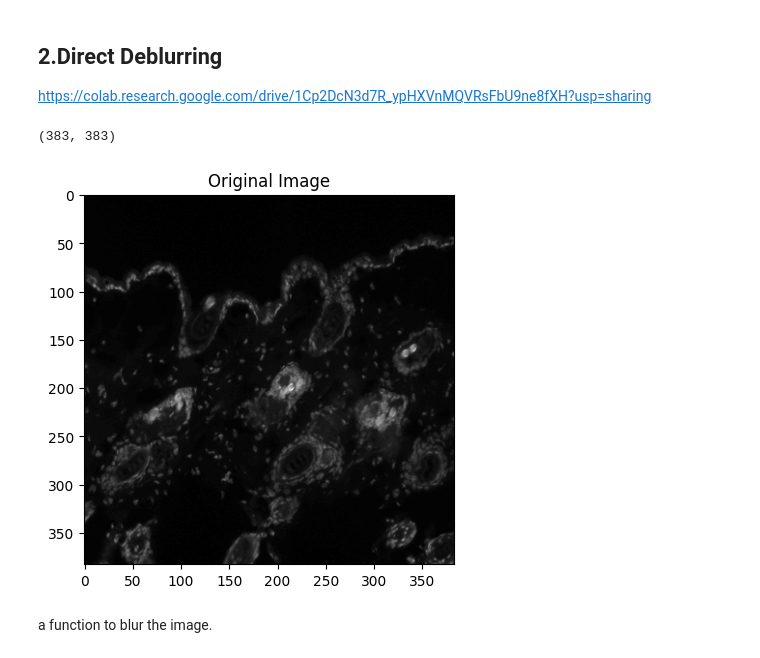
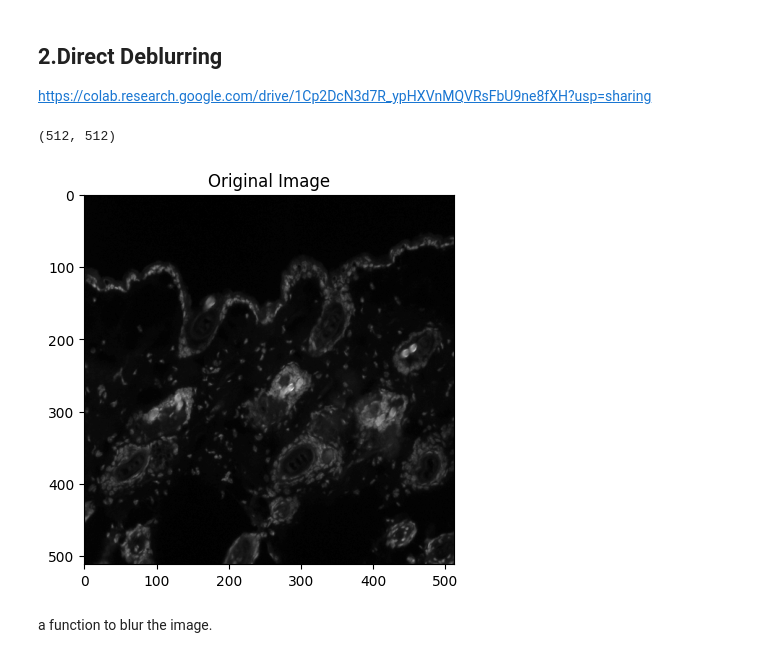
Before and after one commit to cusniwtt/automatic-cell-counting-in-immunofluorescence-tissue, a Jupyter notebook: deblur.ipynb, the cells around one changed output. Cells and saved outputs as stored; diff of their text form; code cells hidden in the pictures.

```diff
--- a/deblur.ipynb
+++ b/deblur.ipynb
@@ -322,23 +322,23 @@ https://colab.research.google.com/drive/1Cp2DcN3d7R_ypHXVnMQVRsFbU9ne8fXH?usp=sh
 # %%
 import matplotlib.pyplot as plt
 import tensorflow as tf
 from PIL import Image, ImageOps
 
 #Load image
 path = origin_paths[15]
 path = 'Immunofluorescence images/DAPI/1H_Nrf2_No_ADT_1_DAPI.tif'
 img = Image.open(path)
 img = ImageOps.grayscale(img)
-img = img.resize((383,383))
+img = img.resize((512,512))
 img = np.asarray(img)
 print(img.shape)
 
 plt.imshow(img, cmap='gray')
 plt.title('Original Image')
 plt.show()
 # %% [output]
-(383, 383)
+(512, 512)
-[figure, old version]
+[figure, new version]
 # %% [markdown]
 a function to blur the image.
 # %%
```
Also changed, not shown: parts of 5 cells of this notebook, 2 other files.
